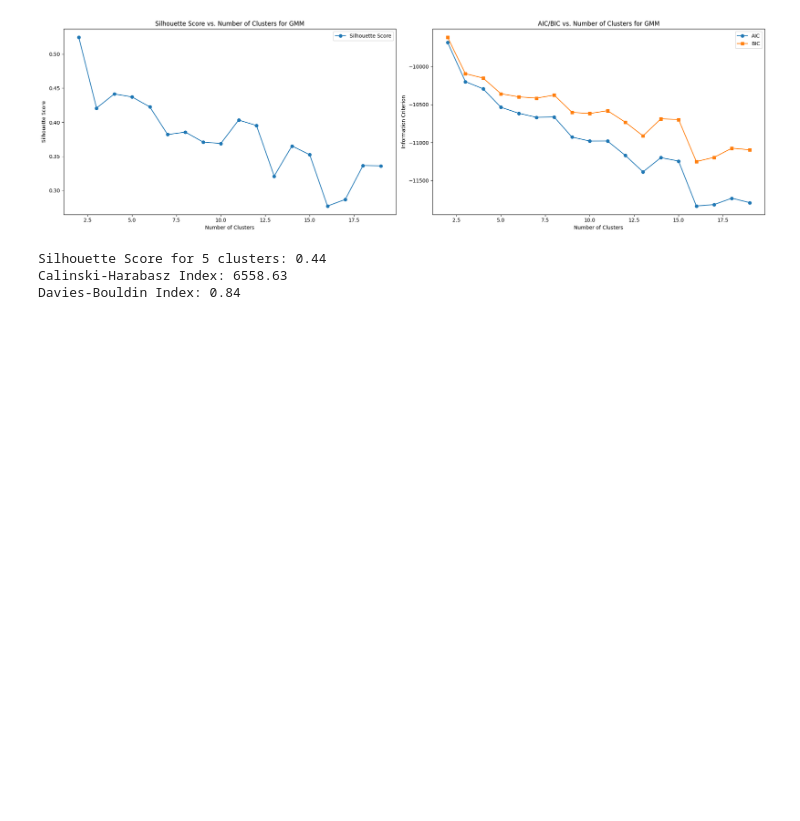
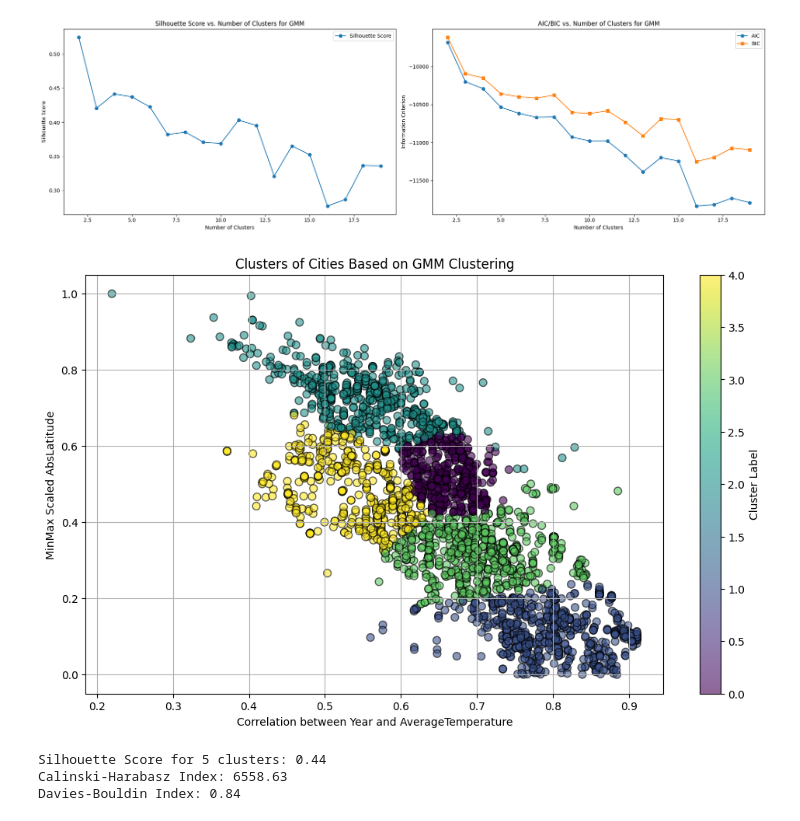
Before and after one commit to jacobRidenour/Temperature-Patterns, a Jupyter notebook: Analysis 4 Cluster Model GMM.ipynb, the cells around one changed output. Cells and saved outputs as stored; diff of their text form; code cells hidden in the pictures; blank space fills up the shorter version.

```diff
--- a/Analysis 4 Cluster Model GMM.ipynb
+++ b/Analysis 4 Cluster Model GMM.ipynb
@@ -112,4 +113,18 @@ labels = gmm.predict(X)
 
 clustering_df['Cluster'] = labels
 df_merged = pd.merge(df, clustering_df[['City', 'Country', 'Cluster']], on=['City', 'Country'], how='left')
+# %%
+# Clustering visualization
+plt.figure(figsize=(12, 7))
+
+plt.scatter(clustering_df['corr'], clustering_df['AbsLatitude_scaled'], c=clustering_df['Cluster'], cmap='viridis', marker='o', edgecolor='k', s=50, alpha=0.6)
+
+plt.title('Clusters of Cities Based on GMM Clustering')
+plt.xlabel('Correlation between Year and AverageTemperature')
+plt.ylabel('MinMax Scaled AbsLatitude')
+plt.colorbar(label='Cluster Label')
+plt.grid(True)
+plt.show()
+# %% [output]
+[figure, added]
 # %%
```
Also changed, not shown: parts of 6 cells of this notebook, 9 other files.
